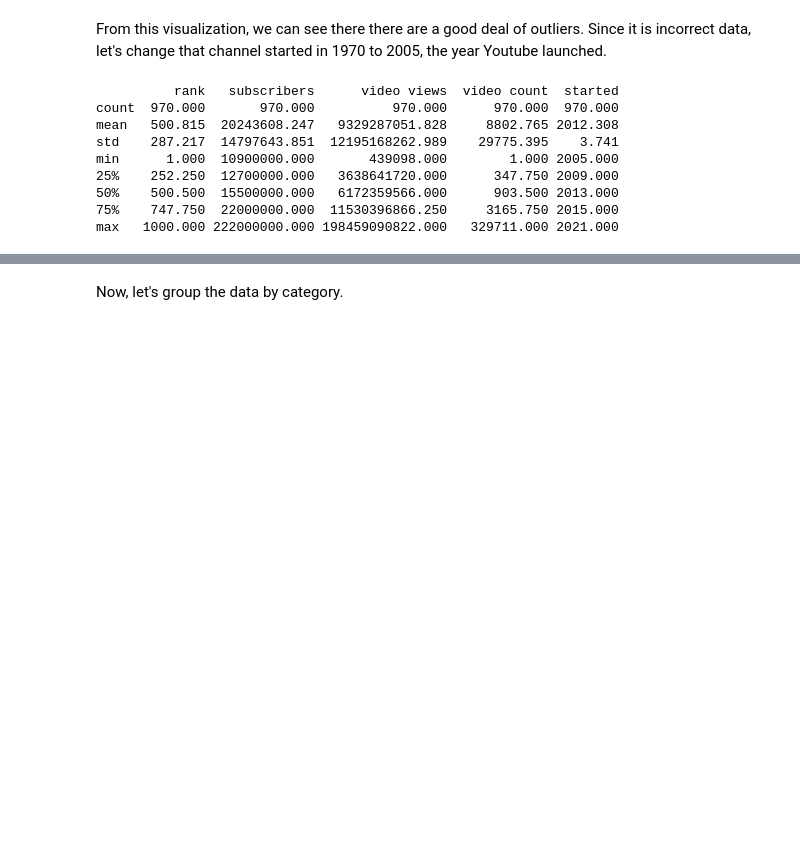
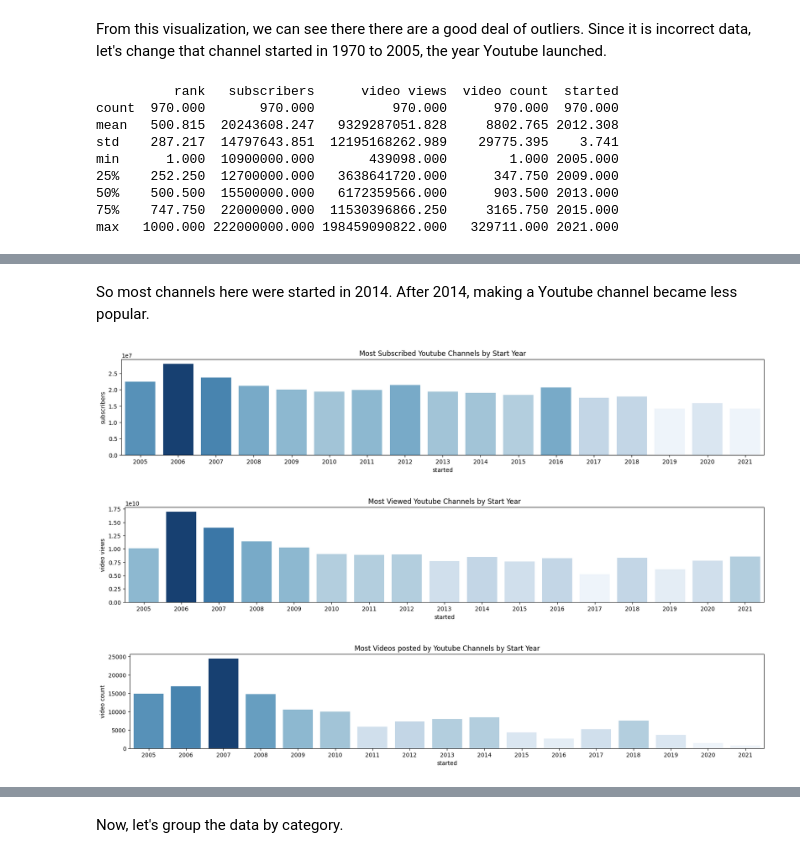
Before and after one commit to hnperry/yteda, a Jupyter notebook: yt.ipynb, the cells around one changed output, grey strips where cells are left out. Drawn from its saved outputs; the diff is of its cells as text; code cells hidden in the pictures; blank space fills up the shorter version.

```diff
--- a/yt.ipynb
+++ b/yt.ipynb
@@ -182,0 +239,30 @@ max   1000.000 222000000.000 198459090822.000   329711.000 2021.000
+# %% [markdown]
+So most channels here were started in 2014. After 2014, making a Youtube channel became less popular.
+# %%
+yeardf=numdata.groupby('started').mean().reset_index()
+x=yeardf['started']
+
+import numpy as np
+
+def colors_from_values(values, palette_name):
+    normalized = (values - min(values)) / (max(values) - min(values))
+    indices = np.round(normalized * (len(values) - 1)).astype(np.int32)
+    palette = sns.color_palette(palette_name, len(values))
+    return np.array(palette).take(indices, axis=0)
+
+plt.figure(figsize=(20, 3))
+sns.barplot(x=x, y=yeardf['subscribers'], palette=colors_from_values(yeardf['subscribers'], "Blues"))
+plt.title('Most Subscribed Youtube Channels by Start Year')
+
+plt.figure(figsize=(20, 3))
+sns.barplot(x=yeardf['started'], y=yeardf['video views'], palette=colors_from_values(yeardf['video views'], "Blues"))
+plt.title('Most Viewed Youtube Channels by Start Year')
+
+plt.figure(figsize=(20, 3))
+sns.barplot(x=yeardf['started'], y=yeardf['video count'], palette=colors_from_values(yeardf['video count'], "Blues"))
+plt.title('Most Videos posted by Youtube Channels by Start Year')
+plt.show()
+# %% [output]
+[figure, added]
+[figure, added]
+[figure, added]
```
Also changed, not shown: parts of 22 cells of this notebook.
